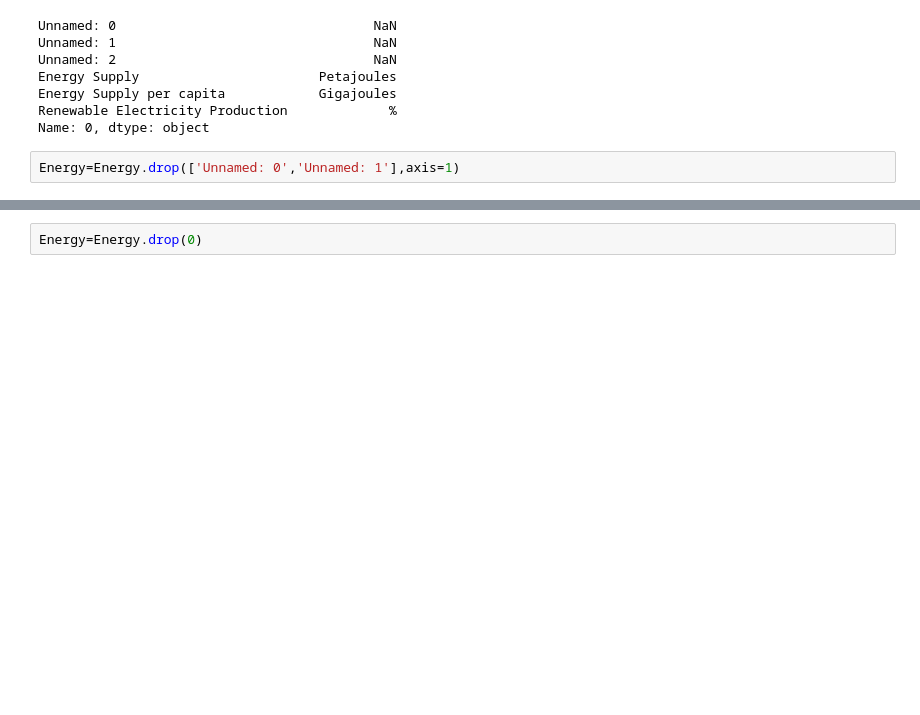
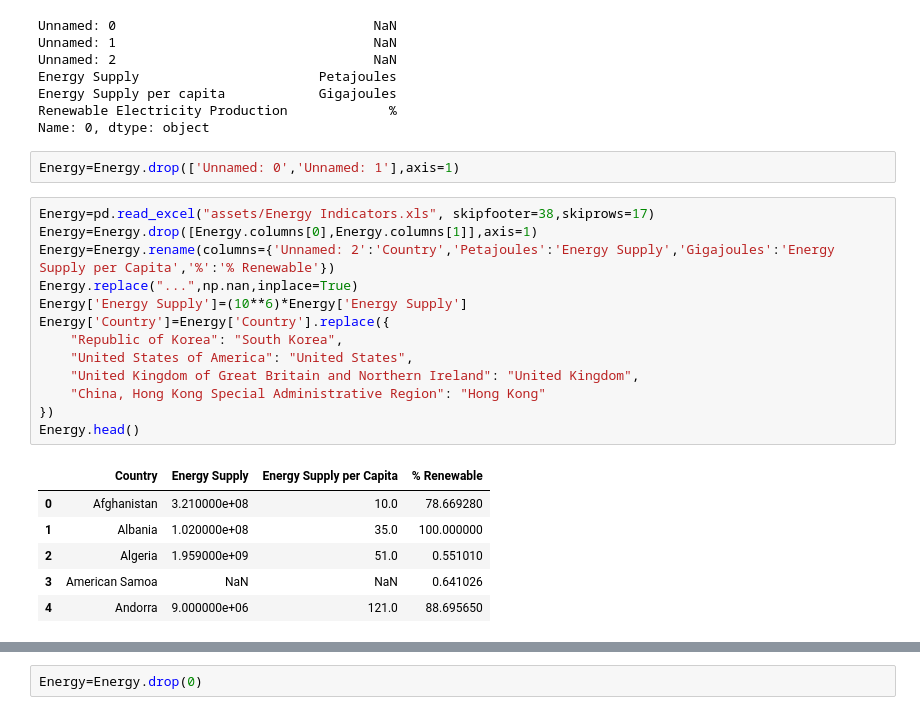
Before and after one commit to mrioshe/AppliedDataScienceWithPython, a Jupyter notebook: IntroductionToDataScienceInPython/week3_MoreDataProcessingWithPandas/assignment3.ipynb, the cells around one changed output, grey strips where cells are left out. Saved outputs shown, nothing was run; the diff lists cells and outputs as text; blank space fills up the shorter version.

```diff
--- a/IntroductionToDataScienceInPython/week3_MoreDataProcessingWithPandas/assignment3.ipynb
+++ b/IntroductionToDataScienceInPython/week3_MoreDataProcessingWithPandas/assignment3.ipynb
@@ -88,3 +88,23 @@ Renewable Electricity Production             %
 Name: 0, dtype: object
 # %%
 Energy=Energy.drop(['Unnamed: 0','Unnamed: 1'],axis=1)
+# %%
+Energy=pd.read_excel("assets/Energy Indicators.xls", skipfooter=38,skiprows=17)
+Energy=Energy.drop([Energy.columns[0],Energy.columns[1]],axis=1)
+Energy=Energy.rename(columns={'Unnamed: 2':'Country','Petajoules':'Energy Supply','Gigajoules':'Energy Supply per Capita','%':'% Renewable'})
+Energy.replace("...",np.nan,inplace=True)
+Energy['Energy Supply']=(10**6)*Energy['Energy Supply']
+Energy['Country']=Energy['Country'].replace({
+    "Republic of Korea": "South Korea",
+    "United States of America": "United States",
+    "United Kingdom of Great Britain and Northern Ireland": "United Kingdom",
+    "China, Hong Kong Special Administrative Region": "Hong Kong"
+})
+Energy.head()
+# %% [output]
+|  | Country | Energy Supply | Energy Supply per Capita | % Renewable |
+| 0 | Afghanistan | 3.210000e+08 | 10.0 | 78.669280 |
+| 1 | Albania | 1.020000e+08 | 35.0 | 100.000000 |
+| 2 | Algeria | 1.959000e+09 | 51.0 | 0.551010 |
+| 3 | American Samoa | NaN | NaN | 0.641026 |
+| 4 | Andorra | 9.000000e+06 | 121.0 | 88.695650 |
```
Also changed, not shown: parts of 4 cells of this notebook, 4 other files.
